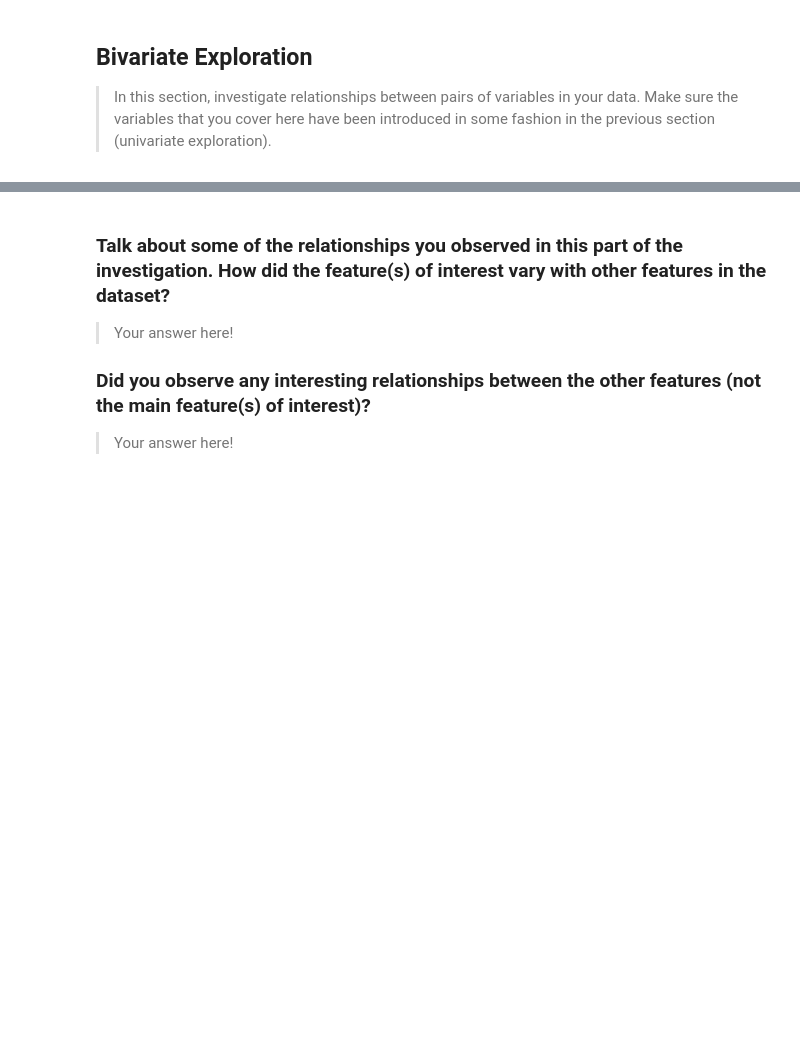
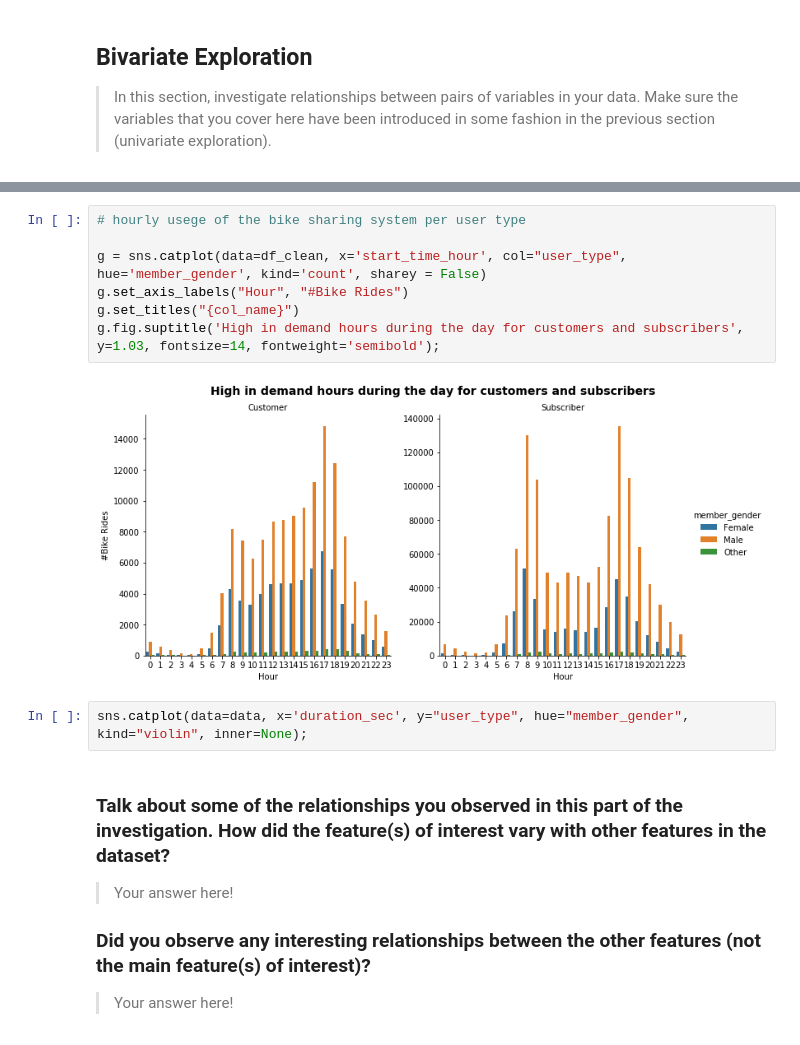
Before and after one commit to alexmathew95/DAND-Project_4, a Jupyter notebook: exploration.ipynb, the cells around one changed output, grey strips where cells are left out. Saved outputs shown, nothing was run; the diff lists cells and outputs as text; blank space fills up the shorter version.

```diff
--- a/exploration.ipynb
+++ b/exploration.ipynb
@@ -476,3 +503,14 @@ fashion in the previous section (univariate exploration).
+# %%
+# hourly usege of the bike sharing system per user type
+
+g = sns.catplot(data=df_clean, x='start_time_hour', col="user_type", hue='member_gender', kind='count', sharey = False)
+g.set_axis_labels("Hour", "#Bike Rides")
+g.set_titles("{col_name}")
+g.fig.suptitle('High in demand hours during the day for customers and subscribers', y=1.03, fontsize=14, fontweight='semibold');
+# %% [output]
+[figure, added]
+# %%
+sns.catplot(data=data, x='duration_sec', y="user_type", hue="member_gender", kind="violin", inner=None);
 # %% [markdown]
 ### Talk about some of the relationships you observed in this part of the investigation. How did the feature(s) of interest vary with other features in the dataset?
 
```
Also changed, not shown: parts of 5 cells of this notebook.
